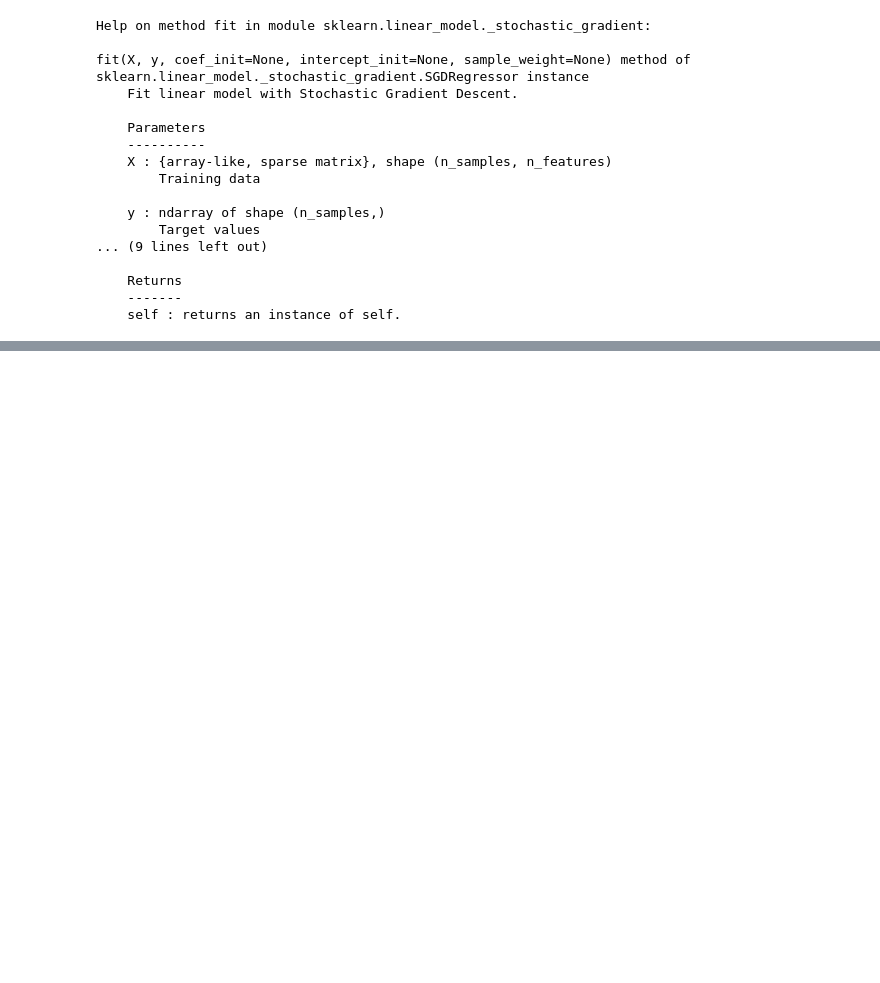
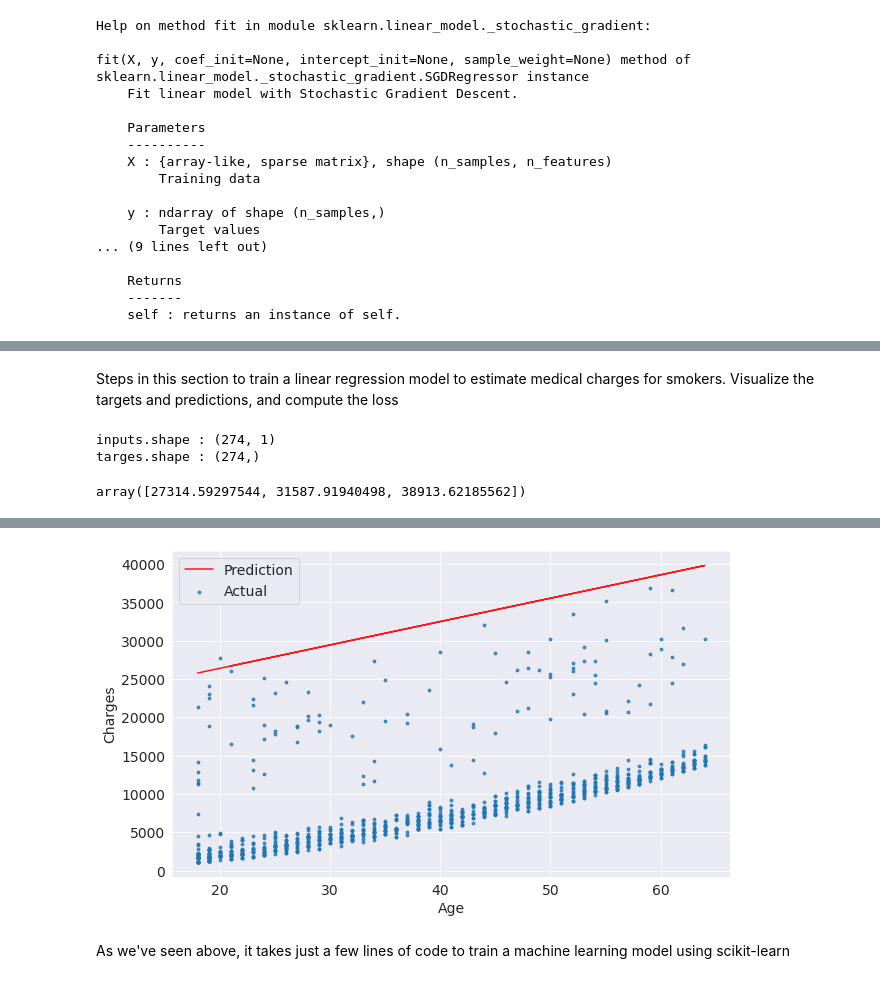
Before and after one commit to INSVICKY/Machine_learning_jovian, a Jupyter notebook: Vivek_python_sklearn_linear_regression.ipynb, the cells around one changed output, grey strips where cells are left out. Drawn from its saved outputs; the diff is of its cells as text; code cells hidden in the pictures; blank space fills up the shorter version.

```diff
--- a/Vivek_python_sklearn_linear_regression.ipynb
+++ b/Vivek_python_sklearn_linear_regression.ipynb
@@ -654,0 +655,21 @@ RMSE Loss:  5504.338052758075
+# %% [markdown]
+Steps in this section to train a linear regression model to estimate medical charges for smokers. Visualize the targets and predictions, and compute the loss
+# %%
+smoker_df = medical_df[medical_df.smoker == 'yes']
+from sklearn.linear_model import LinearRegression
+model = LinearRegression()
+inputs = smoker_df[['age']]
+targets =smoker_df.charges
+print('inputs.shape :', inputs.shape)
+print('targes.shape :', targets.shape)
+model.fit(inputs, targets)
+model.predict(np.array([[23],
+                        [37],
+                        [61]]))
+# %% [output]
+inputs.shape : (274, 1)
+targes.shape : (274,)
+array([27314.59297544, 31587.91940498, 38913.62185562])
+# %%
+try_parameters(model.coef_, model.intercept_)
+# %% [output]
@@ -654,0 +677,3 @@ RMSE Loss:  5504.338052758075
+[figure, added]
+# %% [markdown]
+As we've seen above, it takes just a few lines of code to train a machine learning model using scikit-learn
```
Also changed, not shown: parts of 10 cells of this notebook.
